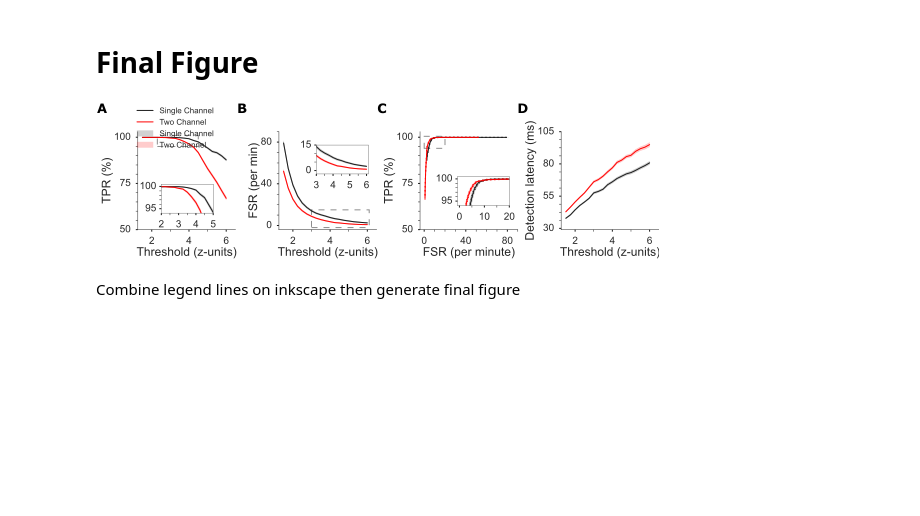
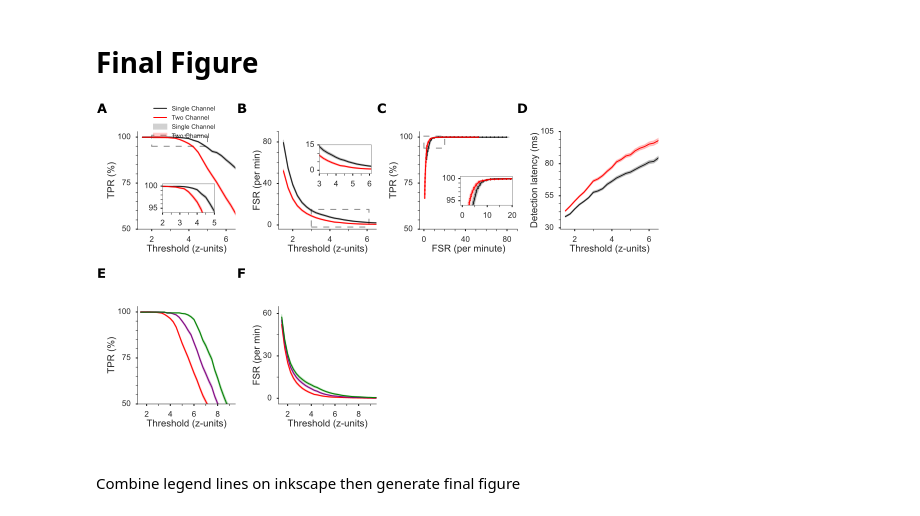
Before and after one commit to shayokdutta/RippleDetectionAnalysis, a Jupyter notebook: figureCode_final/Figure5_MultiChannelAnalysis.ipynb, the cells around one changed output. Cells and saved outputs as stored; diff of their text form; code cells hidden in the pictures; blank space fills up the shorter version.

```diff
--- a/figureCode_final/Figure5_MultiChannelAnalysis.ipynb
+++ b/figureCode_final/Figure5_MultiChannelAnalysis.ipynb
@@ -155,6 +271,8 @@ cis_lat = (est_lat - sd_lat, est_lat + sd_lat)
 sns.set(rc={'figure.figsize': (1.75,1.75),'lines.linewidth': 1, 'font.size': 9.6, 'axes.labelsize': 9.6, 'axes.titlesize':9.6, 'legend.fontsize': 6.4, 'ytick.labelsize': 8, 'xtick.labelsize': 8, 'svg.fonttype' : 'none', 'axes.labelpad' : 1.2 })
 sns.set_style('white')
 sns.set_color_codes(palette='deep')
+mpl.rcParams['font.sans-serif'] = "Arial"
+mpl.rcParams['font.family'] = "sans-serif"
 saveFigs = True
 
 SINGLECHANNELCOLOR = 'k'
@@ -528,0 +654,18 @@ plt.show()
+# %%
+sns.set(rc={'figure.figsize': (1.75,1.75),'lines.linewidth': 1, 'font.size': 9.6, 'axes.labelsize': 9.6, 'axes.titlesize':9.6, 'legend.fontsize': 6.4, 'ytick.labelsize': 8, 'xtick.labelsize': 8, 'svg.fonttype' : 'none', 'axes.labelpad' : 1.2 })
+sns.set_style('white')
+sns.set_color_codes(palette='deep')
+mpl.rcParams['font.sans-serif'] = "Arial"
+mpl.rcParams['font.family'] = "sans-serif"
+saveFigs = True
+
+SINGLECHANNELCOLOR = 'k'
+SINGLECHANNELSHAPES='o'
+TWOCHANNELCOLOR = 'red'
+TWOCHANNELSHAPES = 'o'
+alfa_2Chan = 0.01
+alfa_1Chan = 0.1
+tpRateLim = [50,103]
+fsRateLim = [-4,65]
+thresholdLim = [1.25,9.5]
+detectLatLim = [29,105]
@@ -530,7 +938,7 @@ plt.show()
 # Final Figure
 # %%
 #create new SVG figure
-fig = sg.SVGFigure("6.25in", "1.75in")
+fig = sg.SVGFigure("6.25in", "3.67in")
 
 #load matplotlib-generated figures
 tpThresh = sg.fromfile("/home/shayok/Documents/Code/RippleDetectionAnalysis/Cavaradossi/figures_final/fig6_multichanmetrics/tpThresh.svg")
@@ -542,6 +950,8 @@ fsrLat = sg.fromfile('/home/shayok/Documents/Code/RippleDetectionAnalysis/Cavara
 tpFsp = sg.fromfile('/home/shayok/Documents/Code/RippleDetectionAnalysis/Cavaradossi/figures_final/fig6_multichanmetrics/tpFsr.svg')
 legend = sg.fromfile('/home/shayok/Documents/Code/RippleDetectionAnalysis/Cavaradossi/figures_final/fig6_multichanmetrics/legend.svg')
 legend_lines = sg.fromfile("/home/shayok/Documents/Code/RippleDetectionAnalysis/Cavaradossi/figures_final/fig6_multichanmetrics/legend_lines.svg")
+tpThresh_varyCanonical = sg.fromfile("/home/shayok/Documents/Code/RippleDetectionAnalysis/Cavaradossi/figures_final/fig6_multichanmetrics/tpThresh_varyCanonical.svg")
+fsrThresh_varyCanonical = sg.fromfile('/home/shayok/Documents/Code/RippleDetectionAnalysis/Cavaradossi/figures_final/fig6_multichanmetrics/fpThresh_varyCanonical.svg')
 
 #get the plot objects
 tpThreshPlot1 = tpThresh.getroot()
@@ -553,37 +963,50 @@ fsrLatPlot2 = fsrLat.getroot()
 tpFspPlot3 = tpFsp.getroot()
 legendPlot = legend.getroot()
 legendLinesPlot = legend_lines.getroot()
+tpThresh_varyCanonical = tpThresh_varyCanonical.getroot()
+fsrThresh_varyCanonical = fsrThresh_varyCanonical.getroot()
 
 plotspacing = 141
 plotInitLoc = 26
 plotVerticalDisplacement = 16
+plotSecondRow = 175+16
 textspacing = 140
 textInitLoc = 1
 textVerticalDisplacement = 10
+textSecondRow = 175
 
+#top row
 tpThreshPlot1.moveto(26, plotVerticalDisplacement, scale=1)
 fsrThreshPlot2.moveto(plotspacing+plotInitLoc, plotVerticalDisplacement, scale=1)
 tpFspPlot3.moveto(plotspacing+plotspacing+plotInitLoc, plotVerticalDisplacement, scale=1)
 latThreshPlot3.moveto(plotspacing+plotspacing+plotspacing+plotInitLoc, plotVerticalDisplacement, scale=1)
 
+#bottom row
+tpThresh_varyCanonical.moveto(plotInitLoc, plotSecondRow, scale=1)
+fsrThresh_varyCanonical.moveto(plotspacing+plotInitLoc, plotSecondRow, scale=1)
+
 legendLinesPlot.moveto(20,-10,scale=1)
 
 #add text labels
+##Top Panel
 txt1 = sg.TextElement(1,textVerticalDisplacement, "A", size=13, weight="bold")
 txt2 = sg.TextElement(textspacing+textInitLoc,textVerticalDisplacement, "B", size=13, weight="bold")
 txt3 = sg.TextElement(textspacing+textspacing+textInitLoc,textVerticalDisplacement,"C", size=13, weight='bold')
 txt4 = sg.TextElement(textspacing+textspacing+textspacing+textInitLoc,textVerticalDisplacement,"D", size=13, weight='bold')
+##Bottom :Panel
+txt5 = sg.TextElement(1,textSecondRow, "E", size=13, weight="bold")
+txt6 = sg.TextElement(textspacing+textInitLoc,textSecondRow, "F", size=13, weight="bold")
 
 # append plots and labels to figure
-fig.append([tpThreshPlot1, fsrThreshPlot2, latThreshPlot3, tpFspPlot3,\
+fig.append([tpThreshPlot1, fsrThreshPlot2, latThreshPlot3, tpFspPlot3, tpThresh_varyCanonical,fsrThresh_varyCanonical,\
            legendLinesPlot])
-fig.append([txt1, txt2, txt3, txt4,])
+fig.append([txt1, txt2, txt3, txt4, txt5, txt6])
 
 fig.save("/home/shayok/Documents/Code/RippleDetectionAnalysis/Cavaradossi/figures_final/fig6_multichanmetrics/fig6Final.svg")
 os.system("inkscape --export-png=/home/shayok/Documents/Code/RippleDetectionAnalysis/Cavaradossi/figures_final/fig6_multichanmetrics/fig6Final.png /home/shayok/Documents/Code/RippleDetectionAnalysis/Cavaradossi/figures_final/fig6_multichanmetrics/fig6Final.svg")
 display(Image(filename='/home/shayok/Documents/Code/RippleDetectionAnalysis/Cavaradossi/figures_final/fig6_multichanmetrics/fig6Final.png'))
 # %% [output]
-[figure, old version]
+[figure, new version]
 # %% [markdown]
 Combine legend lines on inkscape then generate final figure
 # %%
```
Also changed, not shown: parts of 20 cells of this notebook, 46 other files.
